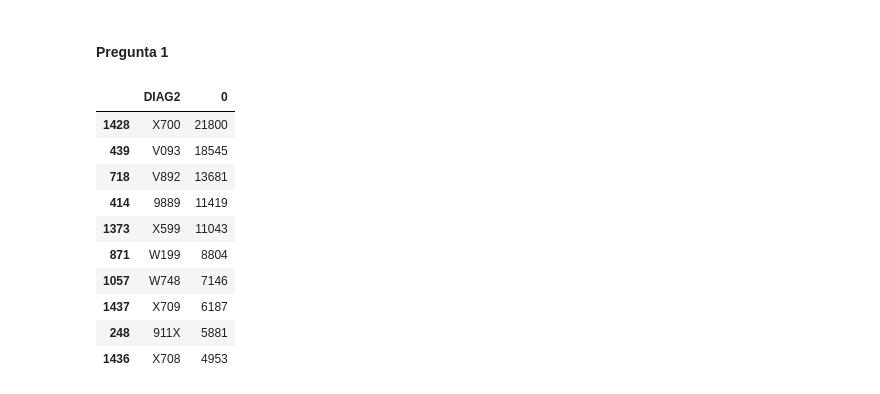
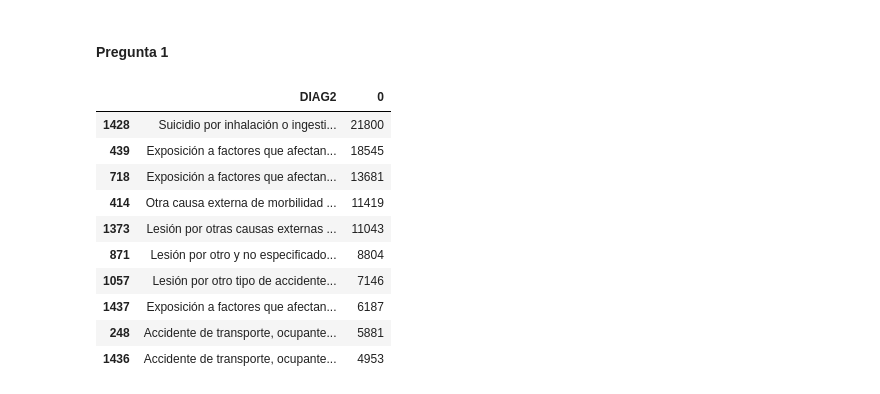
Before and after one commit to siwikiwi/ATDC--imt2200, a Jupyter notebook: proyecto_inicial.ipynb, the cells around one changed output. Saved outputs shown, nothing was run; the diff lists cells and outputs as text; code cells hidden in the pictures.

```diff
--- a/proyecto_inicial.ipynb
+++ b/proyecto_inicial.ipynb
@@ -327,17 +300,3 @@ defunciones_por_externas = defuncion_nodupli.groupby(by=["DIAG2"]).size().reset_
 # %%
 
 top10_defunciones_por_externas_ordenadas = defunciones_por_externas.sort_values(by=0, ascending=False).head(10)
-# %%
-top10_defunciones_por_externas_ordenadas
-# %% [output]
-|  | DIAG2 | 0 |
-| 1428 | X700 | 21800 |
-| 439 | V093 | 18545 |
-| 718 | V892 | 13681 |
-| 414 | 9889 | 11419 |
-| 1373 | X599 | 11043 |
-| 871 | W199 | 8804 |
-| 1057 | W748 | 7146 |
-| 1437 | X709 | 6187 |
-| 248 | 911X | 5881 |
-| 1436 | X708 | 4953 |
@@ -344 +316,16 @@ top10_defunciones_por_externas_ordenadas
+# %%
+top10_defunciones_por_externas_ordenadas["DIAG2"] = top10_defunciones_por_externas_ordenadas["DIAG2"].replace(enfermedades2)
+top10_defunciones_por_externas_ordenadas
+# %% [output]
+|  | DIAG2 | 0 |
+| 1428 | Suicidio por inhalación o ingesti... | 21800 |
+| 439 | Exposición a factores que afectan... | 18545 |
+| 718 | Exposición a factores que afectan... | 13681 |
+| 414 | Otra causa externa de morbilidad ... | 11419 |
+| 1373 | Lesión por otras causas externas ... | 11043 |
+| 871 | Lesión por otro y no especificado... | 8804 |
+| 1057 | Lesión por otro tipo de accidente... | 7146 |
+| 1437 | Exposición a factores que afectan... | 6187 |
+| 248 | Accidente de transporte, ocupante... | 5881 |
+| 1436 | Accidente de transporte, ocupante... | 4953 |
 # %%
```
Also changed, not shown: parts of 14 cells of this notebook.
